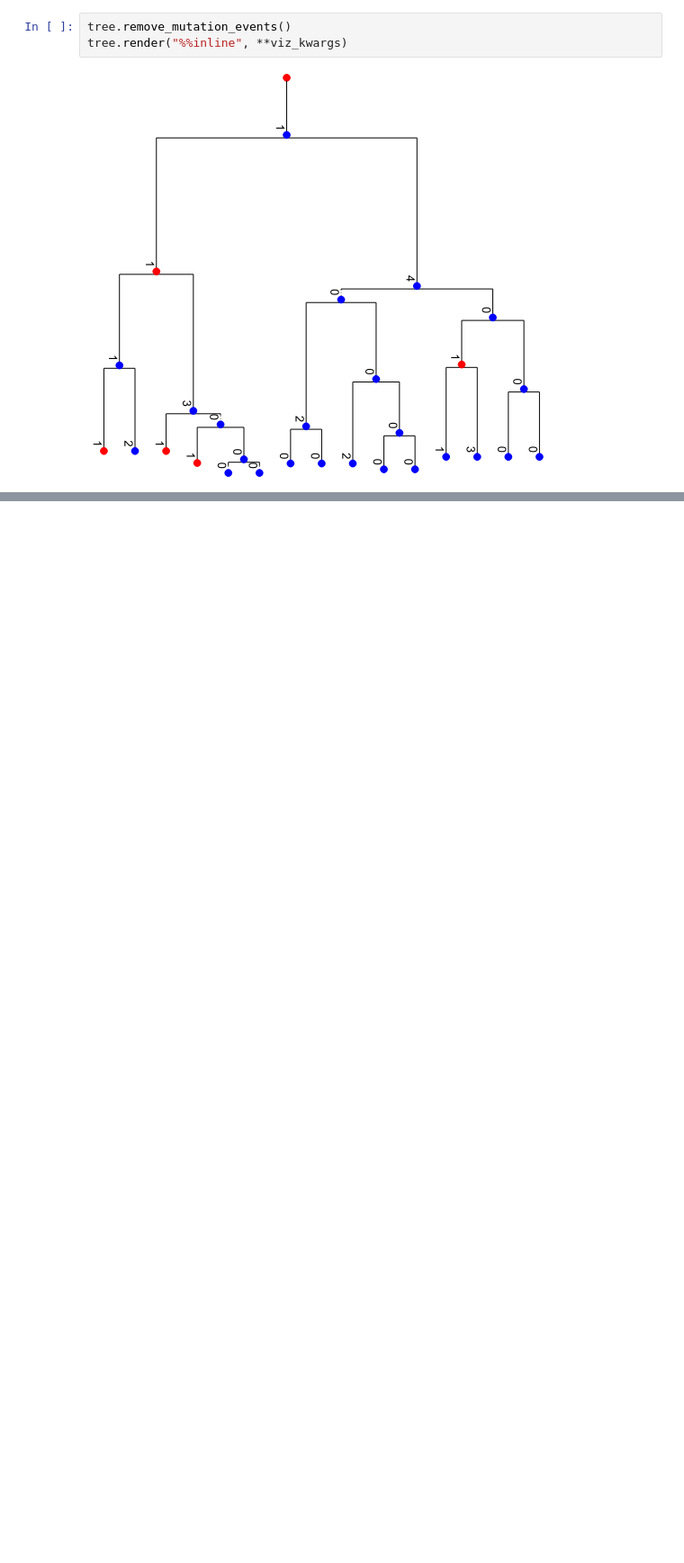
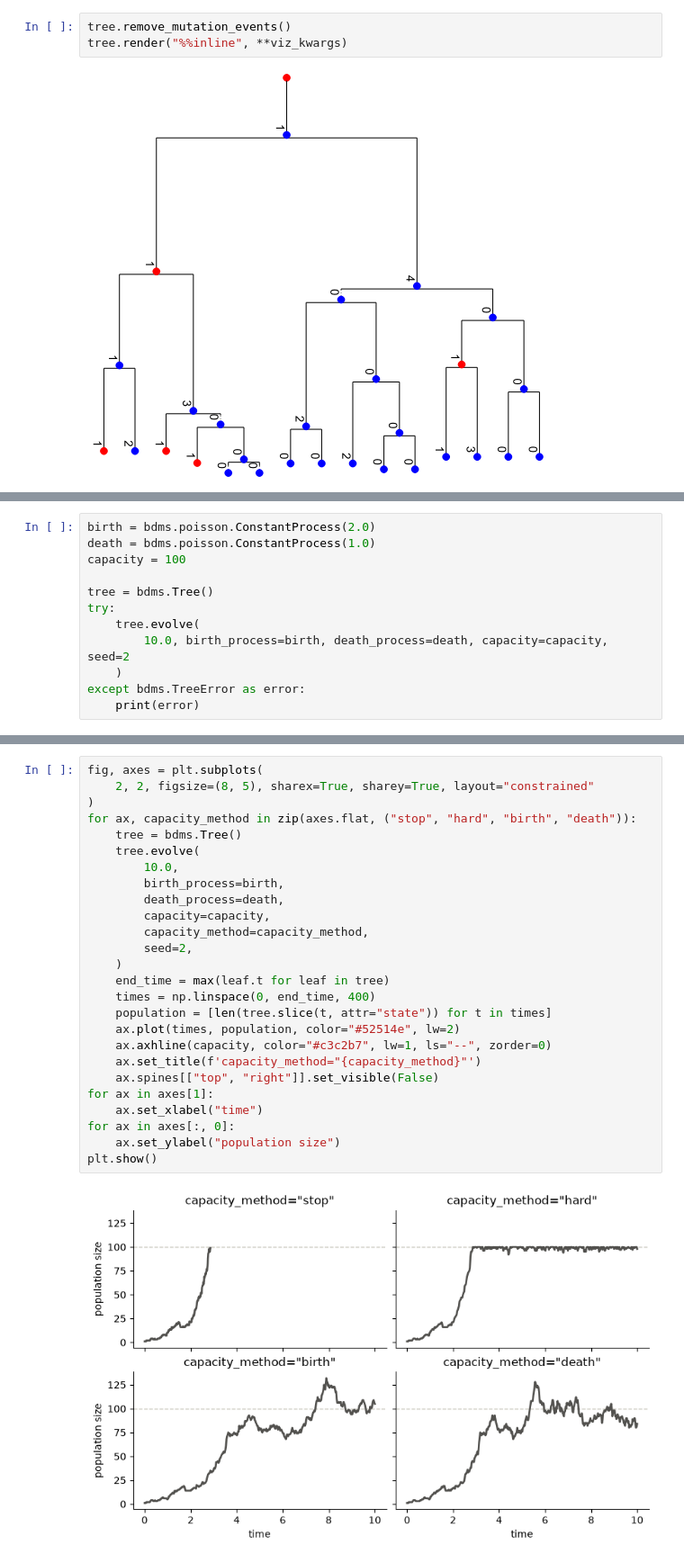
Before and after one commit to dewitt-lab/BDMS, a Jupyter notebook: docs/notebooks/quickstart.ipynb, the cells around one changed output, grey strips where cells are left out. Shown at 90% size. Saved outputs shown, nothing was run; the diff lists cells and outputs as text; blank space fills up the shorter version.

```diff
--- a/docs/notebooks/quickstart.ipynb
+++ b/docs/notebooks/quickstart.ipynb
@@ -124,0 +132,12 @@ tree.render("%%inline", **viz_kwargs)
+# %%
+birth = bdms.poisson.ConstantProcess(2.0)
+death = bdms.poisson.ConstantProcess(1.0)
+capacity = 100
+
+tree = bdms.Tree()
+try:
+    tree.evolve(
+        10.0, birth_process=birth, death_process=death, capacity=capacity, seed=2
+    )
+except bdms.TreeError as error:
+    print(error)
@@ -124,0 +158,28 @@ tree.render("%%inline", **viz_kwargs)
+# %%
+fig, axes = plt.subplots(
+    2, 2, figsize=(8, 5), sharex=True, sharey=True, layout="constrained"
+)
+for ax, capacity_method in zip(axes.flat, ("stop", "hard", "birth", "death")):
+    tree = bdms.Tree()
+    tree.evolve(
+        10.0,
+        birth_process=birth,
+        death_process=death,
+        capacity=capacity,
+        capacity_method=capacity_method,
+        seed=2,
+    )
+    end_time = max(leaf.t for leaf in tree)
+    times = np.linspace(0, end_time, 400)
+    population = [len(tree.slice(t, attr="state")) for t in times]
+    ax.plot(times, population, color="#52514e", lw=2)
+    ax.axhline(capacity, color="#c3c2b7", lw=1, ls="--", zorder=0)
+    ax.set_title(f'capacity_method="{capacity_method}"')
+    ax.spines[["top", "right"]].set_visible(False)
+for ax in axes[1]:
+    ax.set_xlabel("time")
+for ax in axes[:, 0]:
+    ax.set_ylabel("population size")
+plt.show()
+# %% [output]
+[figure, added]
```
Also changed, not shown: parts of 4 cells of this notebook, 4 other files.
